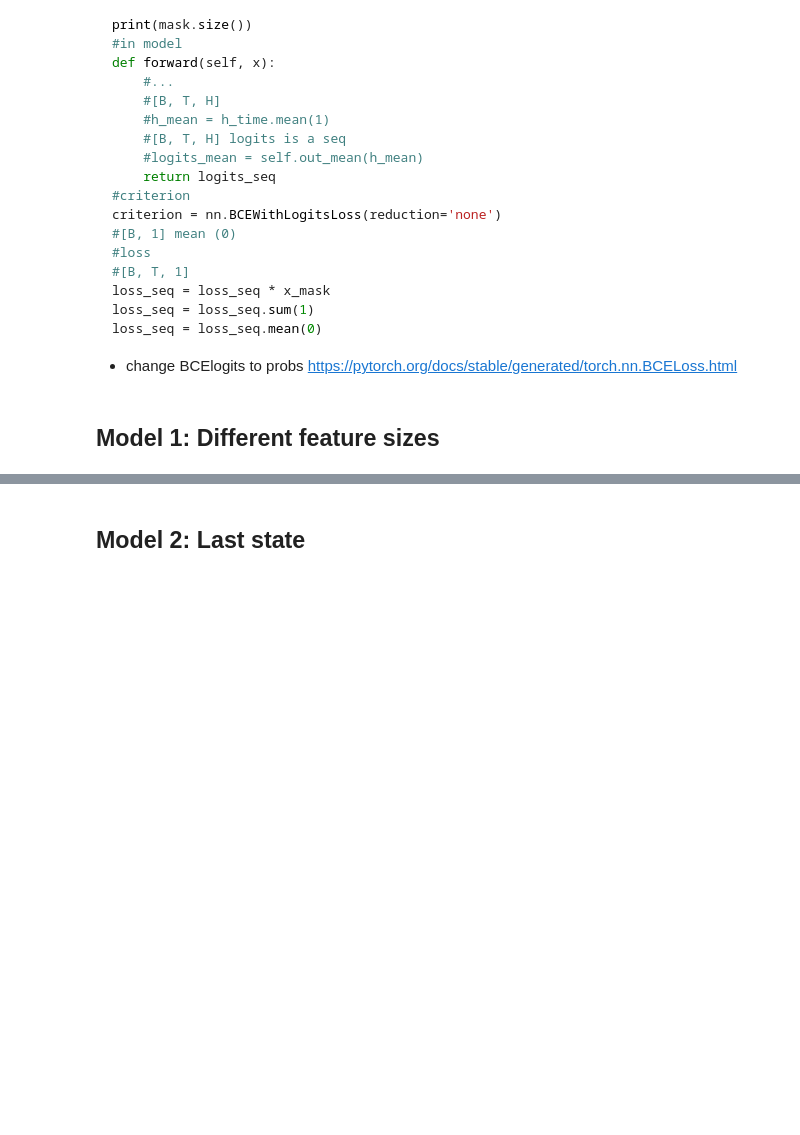
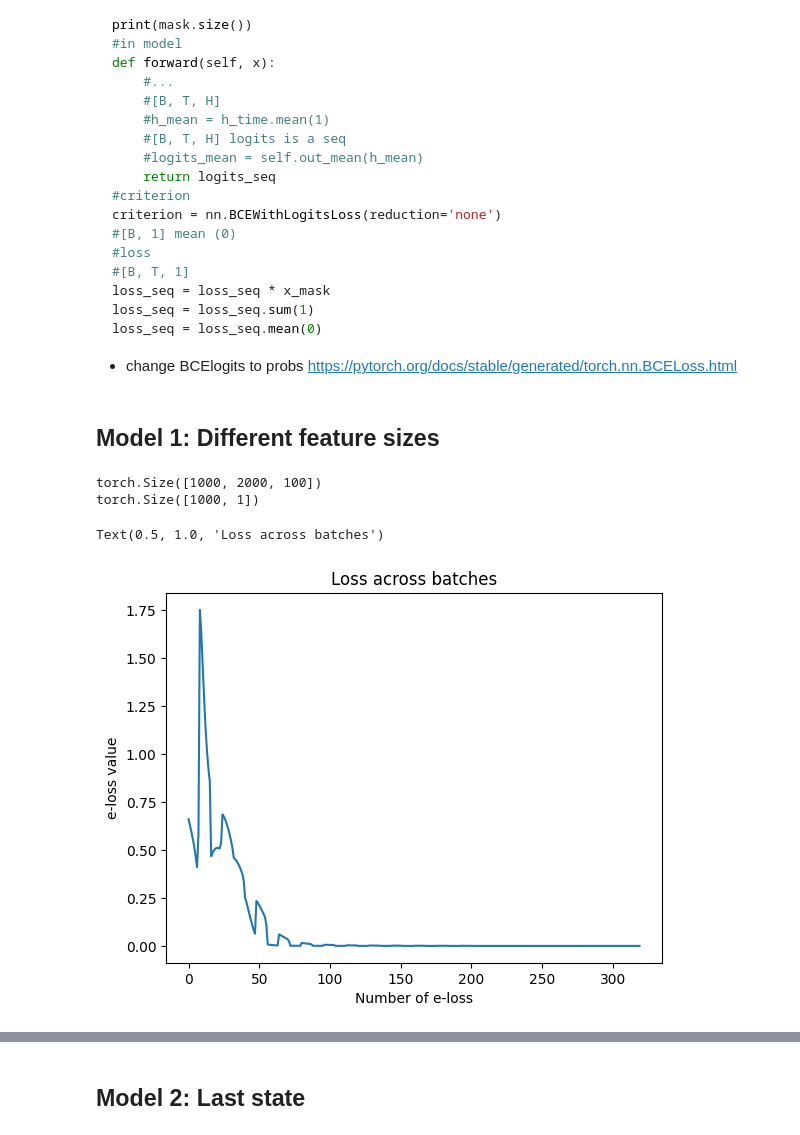
Before and after one commit to Saputoa21/Machine-Translation, a Jupyter notebook: Kopie_von_toy_lstm_pytorch_binaryclassifier_BasicsMT2025s.ipynb, the cells around one changed output, grey strips where cells are left out. Cells and saved outputs as stored; diff of their text form; code cells hidden in the pictures; blank space fills up the shorter version.

```diff
--- a/Kopie_von_toy_lstm_pytorch_binaryclassifier_BasicsMT2025s.ipynb
+++ b/Kopie_von_toy_lstm_pytorch_binaryclassifier_BasicsMT2025s.ipynb
@@ -289,3 +289,77 @@ loss_seq = loss_seq.mean(0)
 - change BCElogits to probs https://pytorch.org/docs/stable/generated/torch.nn.BCELoss.html
 # %% [markdown]
 ## Model 1: Different feature sizes
+# %%
+# create data with positive instances (X2, Y2) and negative (X1, Y1)
+#[N, T, F] number of instances, time, features
+dif_X1 = torch.randn(500, 2000, 500)
+dif_X2 = torch.randn(500, 2000, 500) + 1.5
+dif_X = torch.cat([X1, X2], dim=0)
+
+dif_Y1 = torch.zeros(500, 1)
+dif_Y2 = torch.ones(500, 1)
+dif_Y = torch.cat([Y1, Y2], dim=0)
+
+#[N, F] instances, time, features
+print(dif_X.size())
+#[N, 1] instances, label [0,1]
+print(dif_Y.size())
+# %% [output]
+torch.Size([1000, 2000, 100])
+torch.Size([1000, 1])
+# %%
+# model
+model = Net()
+#check for device
+device = torch.device("cuda:0") if torch.cuda.is_available() else torch.device("cpu")
+model = model.to(device)
+
+#define adam optimizer
+opt = optim.Adam(model.parameters(), lr=1e-3)
+#define binary loss
+criterion = nn.BCEWithLogitsLoss()
+# %%
+#define hyperparameters
+e_losses = []
+e_losses_per_epoch = []
+num_epochs = 20
+batch_size=64
+
+for e in range(num_epochs):
+  model.train()
+  loss_batch = []
+  for beg_i in range(0, dif_X.size(0), batch_size):
+    #batch instances given batch size
+    x_batch = dif_X[beg_i:beg_i + batch_size, :]
+    y_batch = dif_Y[beg_i:beg_i + batch_size, :]
+    x_batch = x_batch.to(device)
+    y_batch = y_batch.to(device)
+
+    opt.zero_grad()
+    # (1) Forward
+    y_logits, y_probs = model(x_batch)
+    #print(y_probs.size())
+    # (2) Compute loss
+    loss = criterion(y_logits, y_batch)
+    #save loss of batch
+    loss_batch.append(loss.item())
+    # (3) Compute gradients
+    loss.backward()
+    #print('backprop')
+    # (4) update weights
+    opt.step()
+
+  e_losses += loss_batch
+
+  # calculate the average loss for the current epoch
+  average_loss_per_epoch = sum(loss_batch) / len(loss_batch)
+  e_losses_per_epoch.append(average_loss_per_epoch)
+
+#plot loss over epochs
+plt.plot(e_losses)
+plt.xlabel("Number of e-loss")
+plt.ylabel("e-loss value")
+plt.title("Loss across batches")
+# %% [output]
+Text(0.5, 1.0, 'Loss across batches')
+[figure, added]
```
Also changed, not shown: parts of 5 cells of this notebook.
